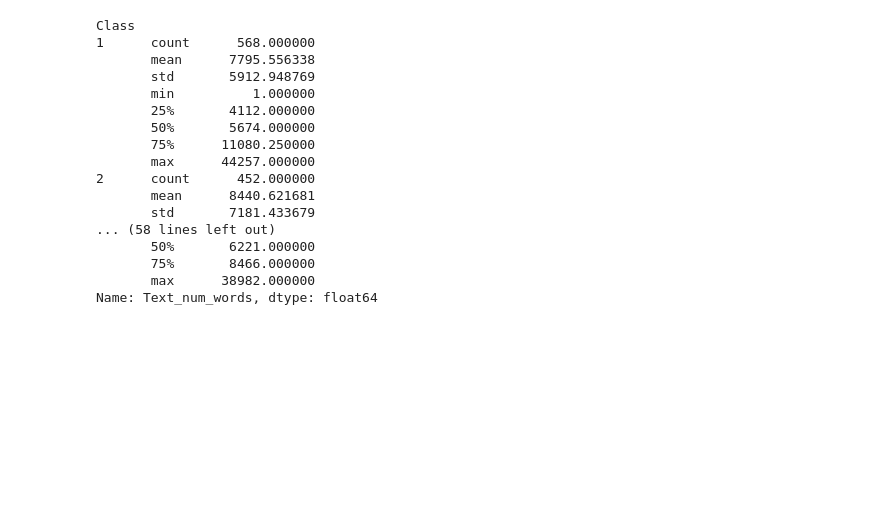
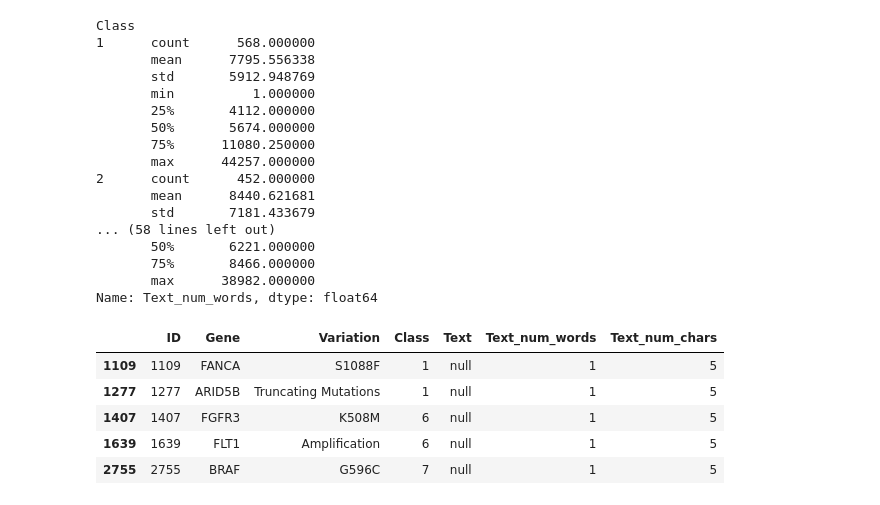
Before and after one commit to saurabhrpi/Personalized-Medicine-Redifining-Cancer-Treatment, a Jupyter notebook: Personalized Medicine.ipynb, the cells around one changed output. Saved outputs shown, nothing was run; the diff lists cells and outputs as text; code cells hidden in the pictures; blank space fills up the shorter version.

```diff
--- a/Personalized Medicine.ipynb
+++ b/Personalized Medicine.ipynb
@@ -244,3 +244,12 @@ Class
        75%       8466.000000
        max      38982.000000
 Name: Text_num_words, dtype: float64
+# %%
+train_full[train_full['Text_num_words']==1.0]
+# %% [output]
+|  | ID | Gene | Variation | Class | Text | Text_num_words | Text_num_chars |
+| 1109 | 1109 | FANCA | S1088F | 1 | null | 1 | 5 |
+| 1277 | 1277 | ARID5B | Truncating Mutations | 1 | null | 1 | 5 |
+| 1407 | 1407 | FGFR3 | K508M | 6 | null | 1 | 5 |
+| 1639 | 1639 | FLT1 | Amplification | 6 | null | 1 | 5 |
+| 2755 | 2755 | BRAF | G596C | 7 | null | 1 | 5 |
```
Also changed, not shown: parts of 2 cells of this notebook.
